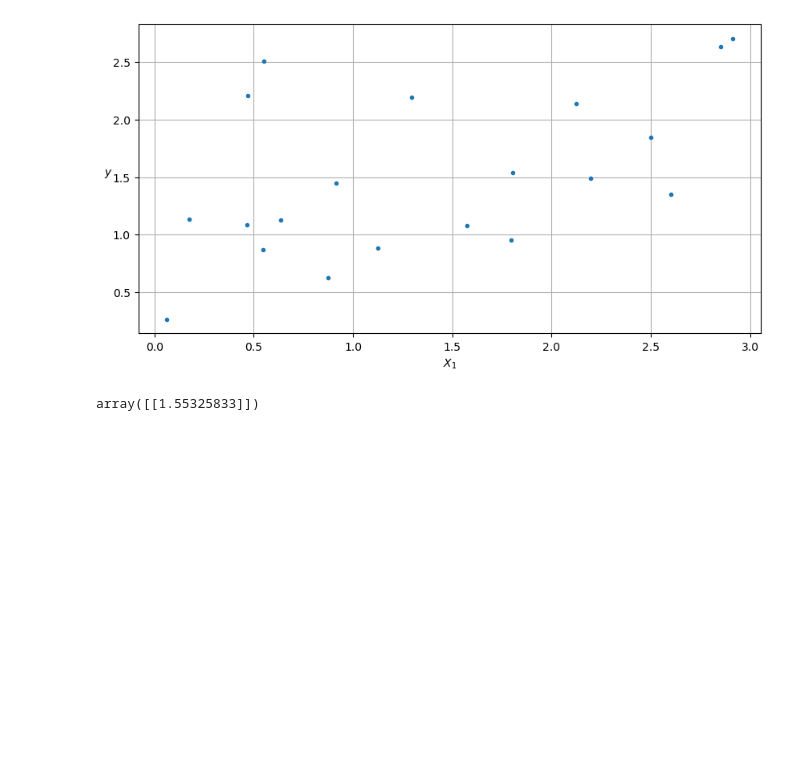
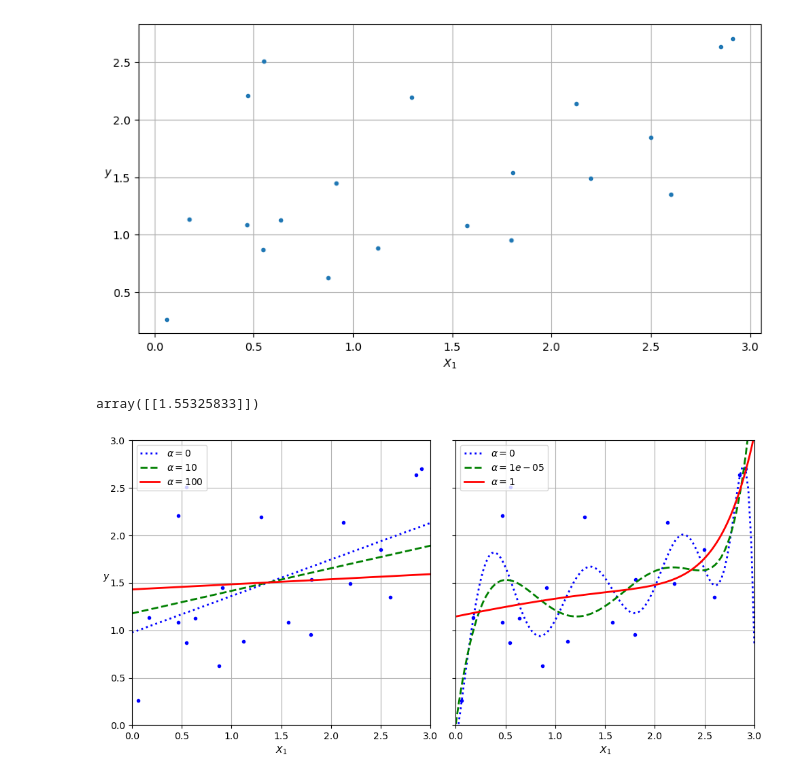
Before and after one commit to Raichi1/Hands-On-Machine-Learning-3rd-Edition, a Jupyter notebook: Chapter-4_Training-Models/code/code.ipynb, the cells around one changed output. Saved outputs shown, nothing was run; the diff lists cells and outputs as text; code cells hidden in the pictures; blank space fills up the shorter version.

Commit message:
ridge regression

```diff
--- a/Chapter-4_Training-Models/code/code.ipynb
+++ b/Chapter-4_Training-Models/code/code.ipynb
@@ -512,8 +512,8 @@ ridge_reg.predict([[1.5]])
 array([[1.55325833]])
 # %%
 def plot_model(model_class, polynomial, alphas, **model_kwargs):
-    plt.plot(X, y, 'b.', linewidth = 3)
-    for alpha, style in zip(alphas, ('b:', 'g--', 'r-')):
+    plt.plot(X, y, "b.", linewidth = 3)
+    for alpha, style in zip(alphas, ("b:", "g--", "r-")):
         if alpha > 0:
             model = model_class(alpha, **model_kwargs)
         else:
@@ -529,7 +529,19 @@ def plot_model(model_class, polynomial, alphas, **model_kwargs):
         y_new_regul = model.predict(X_new)
         plt.plot(X_new, y_new_regul, style, linewidth = 2, label=fr"$\alpha = {alpha}$")
 
-    plt.legend("upper left")
+    plt.legend(loc = "upper left")
     plt.xlabel("$X_1$")
     plt.axis([0, 3, 0, 3])
     plt.grid()
+# %%
+plt.figure(figsize = (10, 5))
+plt.subplot(121)
+plot_model(Ridge, polynomial = False, alphas = (0, 10, 100), random_state = 42)
+plt.ylabel("$y$", rotation = 0)
+plt.subplot(122)
+plot_model(Ridge, polynomial = True, alphas = (0, 10**-5, 1), random_state = 42)
+plt.gca().axes.yaxis.set_ticklabels([])
+save_fig("ridge_regression_plot")
+plt.show()
+# %% [output]
+[figure, added]
```
Also changed, not shown: 1 other file.
